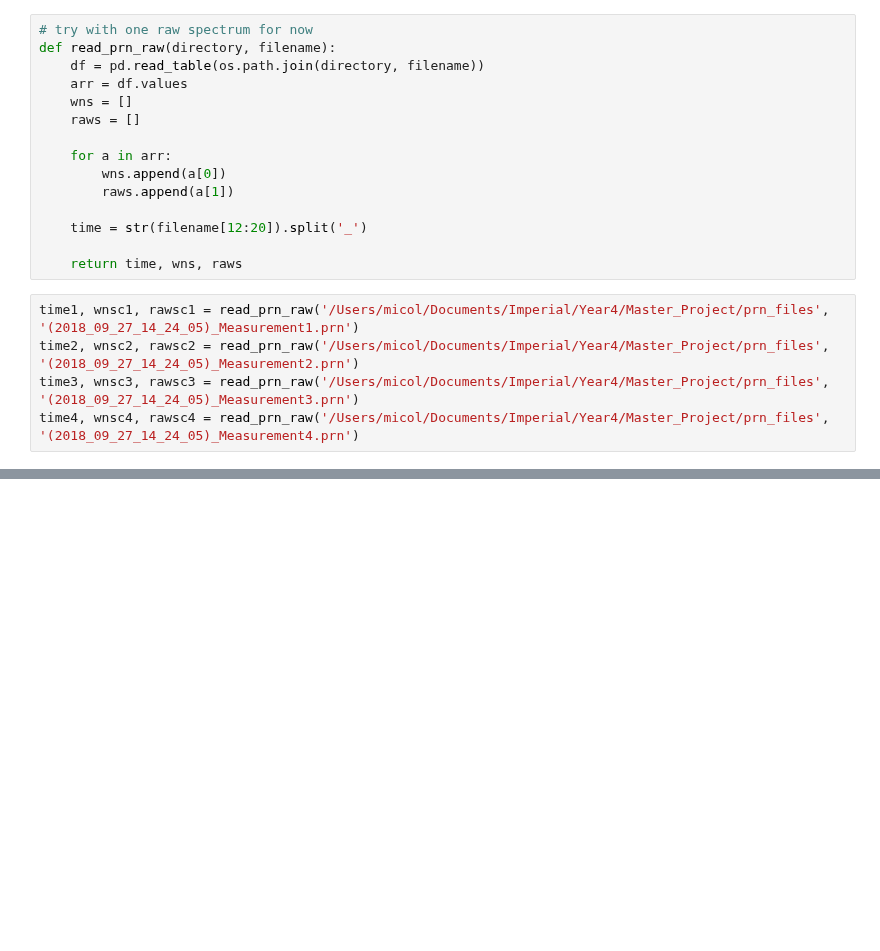
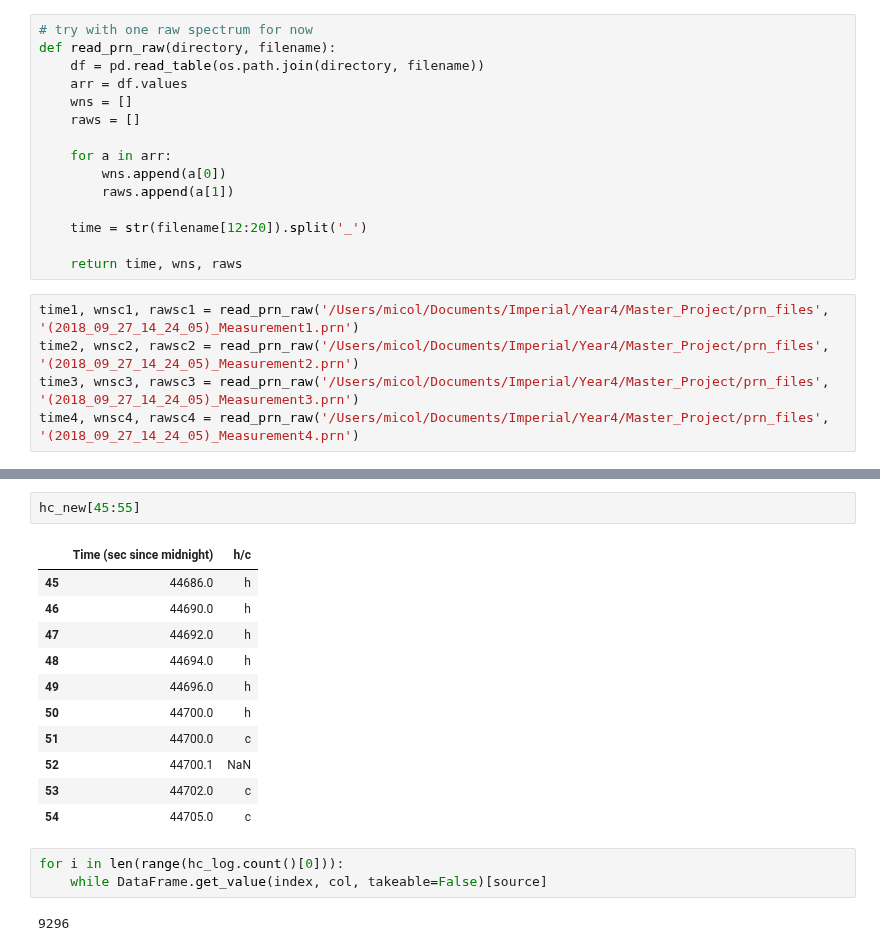
Before and after one commit to micolbedarida/MSci_Project, a Jupyter notebook: matching_time_and_temps.ipynb, the cells around one changed output, grey strips where cells are left out. Cells and saved outputs as stored; diff of their text form; blank space fills up the shorter version.

```diff
--- a/matching_time_and_temps.ipynb
+++ b/matching_time_and_temps.ipynb
@@ -132,0 +150,19 @@ time1
+# %%
+hc_new[45:55]
+# %% [output]
+|  | Time (sec since midnight) | h/c |
+| 45 | 44686.0 | h |
+| 46 | 44690.0 | h |
+| 47 | 44692.0 | h |
+| 48 | 44694.0 | h |
+| 49 | 44696.0 | h |
+| 50 | 44700.0 | h |
+| 51 | 44700.0 | c |
+| 52 | 44700.1 | NaN |
+| 53 | 44702.0 | c |
+| 54 | 44705.0 | c |
+# %%
+for i in len(range(hc_log.count()[0])):
+    while DataFrame.get_value(index, col, takeable=False)[source]
+# %% [output]
+9296
```
Also changed, not shown: parts of 9 cells of this notebook.
